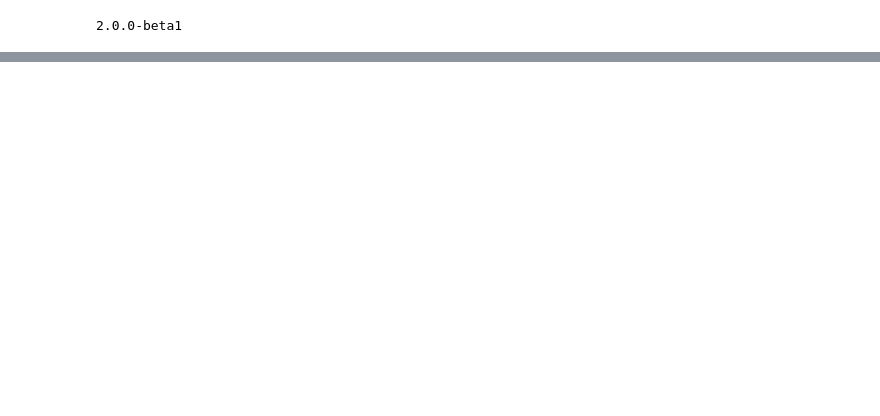
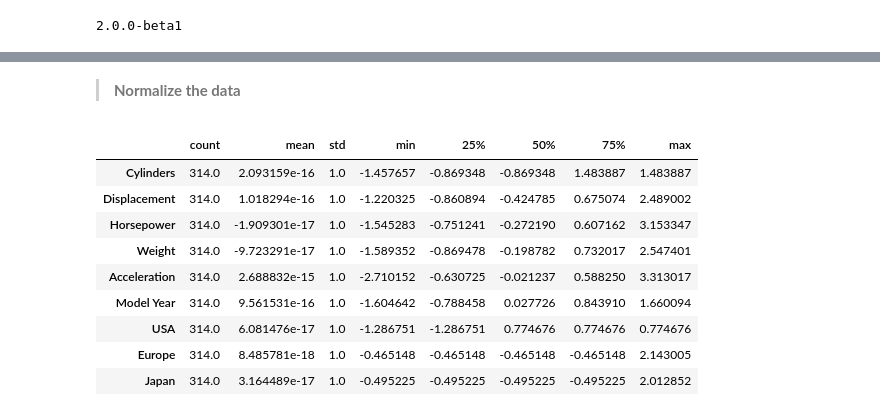
Before and after one commit to duttapratikcsc/ImageClassification, a Jupyter notebook: Regression_PredictFuelEfficiency/Auto_MPG.ipynb, the cells around one changed output, grey strips where cells are left out. Cells and saved outputs as stored; diff of their text form; code cells hidden in the pictures; blank space fills up the shorter version.

```diff
--- a/Regression_PredictFuelEfficiency/Auto_MPG.ipynb
+++ b/Regression_PredictFuelEfficiency/Auto_MPG.ipynb
@@ -18,0 +135,27 @@ print(tf.__version__)
+# %%
+train_labels = train_dataset.pop('MPG')
+test_labels = test_dataset.pop('MPG')
+# %% [markdown]
+
+> **Normalize the data**
+# %%
+def norm(x):
+  return (x - train_stats['mean'])/train_stats['std']
+
+normalized_train_data = norm(train_dataset)
+normalized_test_data = norm(test_dataset)
+# %%
+normalized_train_stats = normalized_train_data.describe()
+normalized_train_stats = normalized_train_stats.transpose()
+normalized_train_stats
+# %% [output]
+|  | count | mean | std | min | 25% | 50% | 75% | max |
+| Cylinders | 314.0 | 2.093159e-16 | 1.0 | -1.457657 | -0.869348 | -0.869348 | 1.483887 | 1.483887 |
+| Displacement | 314.0 | 1.018294e-16 | 1.0 | -1.220325 | -0.860894 | -0.424785 | 0.675074 | 2.489002 |
+| Horsepower | 314.0 | -1.909301e-17 | 1.0 | -1.545283 | -0.751241 | -0.272190 | 0.607162 | 3.153347 |
+| Weight | 314.0 | -9.723291e-17 | 1.0 | -1.589352 | -0.869478 | -0.198782 | 0.732017 | 2.547401 |
+| Acceleration | 314.0 | 2.688832e-15 | 1.0 | -2.710152 | -0.630725 | -0.021237 | 0.588250 | 3.313017 |
+| Model Year | 314.0 | 9.561531e-16 | 1.0 | -1.604642 | -0.788458 | 0.027726 | 0.843910 | 1.660094 |
+| USA | 314.0 | 6.081476e-17 | 1.0 | -1.286751 | -1.286751 | 0.774676 | 0.774676 | 0.774676 |
+| Europe | 314.0 | 8.485781e-18 | 1.0 | -0.465148 | -0.465148 | -0.465148 | -0.465148 | 2.143005 |
+| Japan | 314.0 | 3.164489e-17 | 1.0 | -0.495225 | -0.495225 | -0.495225 | -0.495225 | 2.012852 |
```
Also changed, not shown: parts of 14 cells of this notebook.
